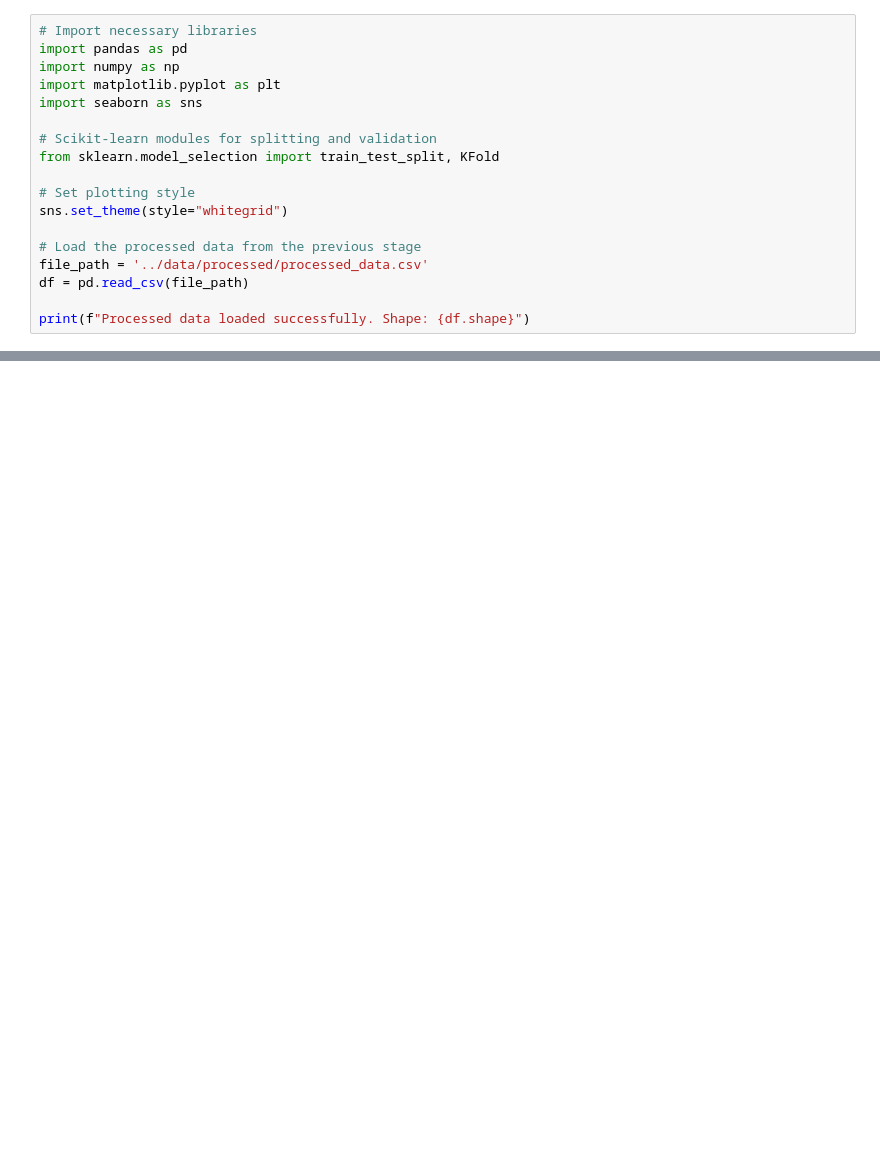
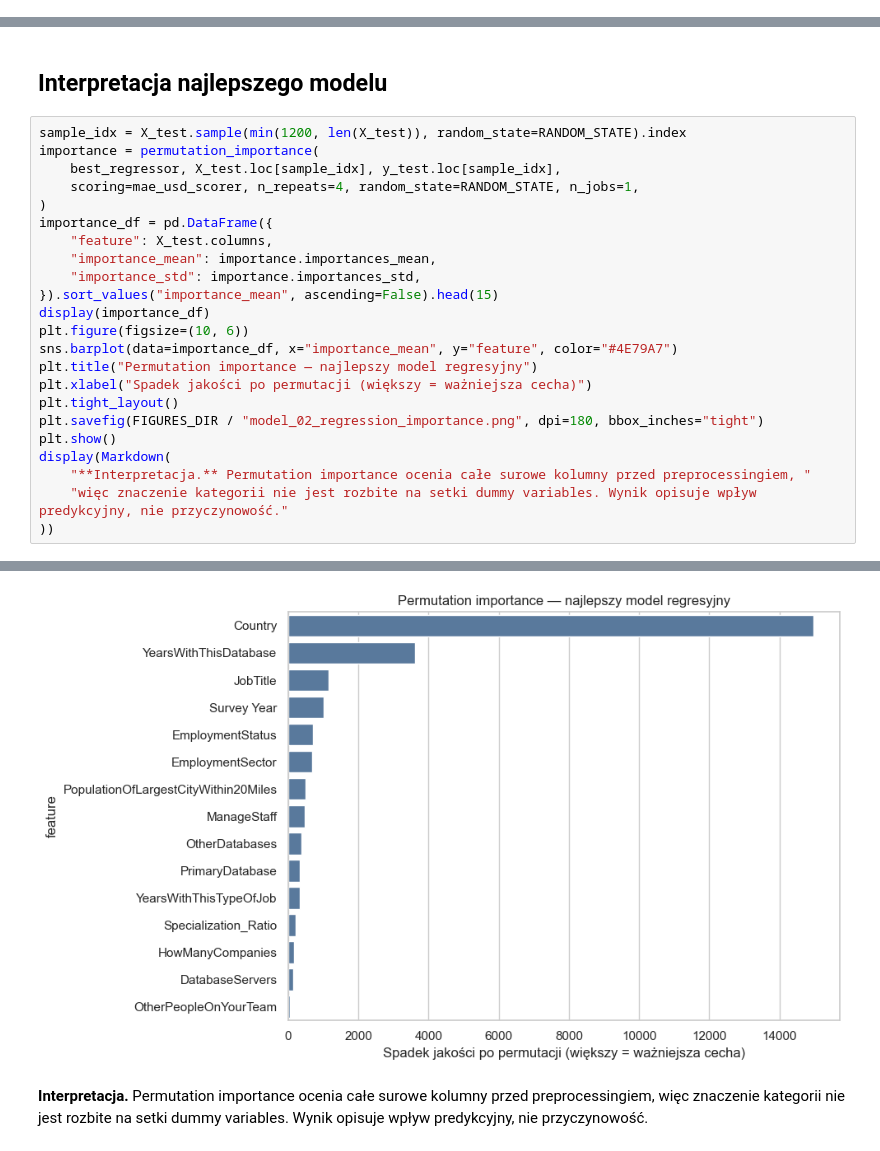
Before and after one commit to AntonyWhatsup/Application-of-machine-learning-methods, a Jupyter notebook: notebooks/03_modeling_regression.ipynb, the cells around one changed output, grey strips where cells are left out. Saved outputs shown, nothing was run; the diff lists cells and outputs as text; blank space fills up the shorter version.

```diff
--- a/notebooks/03_modeling_regression.ipynb
+++ b/notebooks/03_modeling_regression.ipynb
@@ -4,18 +0,0 @@ W tym notatniku przeprowadzimy podział danych, zdefiniujemy strategię walidacj
-# %%
-# Import necessary libraries
-import pandas as pd
-import numpy as np
-import matplotlib.pyplot as plt
-import seaborn as sns
-
-# Scikit-learn modules for splitting and validation
-from sklearn.model_selection import train_test_split, KFold
-
-# Set plotting style
-sns.set_theme(style="whitegrid")
-
-# Load the processed data from the previous stage
-file_path = '../data/processed/processed_data.csv'
-df = pd.read_csv(file_path)
-
-print(f"Processed data loaded successfully. Shape: {df.shape}")
@@ -270,0 +180,26 @@ Generowanie Krzywej Uczenia (Learning Curve) dla XGBoost...
+# %% [markdown]
+## Interpretacja najlepszego modelu
+# %%
+sample_idx = X_test.sample(min(1200, len(X_test)), random_state=RANDOM_STATE).index
+importance = permutation_importance(
+    best_regressor, X_test.loc[sample_idx], y_test.loc[sample_idx],
+    scoring=mae_usd_scorer, n_repeats=4, random_state=RANDOM_STATE, n_jobs=1,
+)
+importance_df = pd.DataFrame({
+    "feature": X_test.columns,
+    "importance_mean": importance.importances_mean,
+    "importance_std": importance.importances_std,
+}).sort_values("importance_mean", ascending=False).head(15)
+display(importance_df)
+plt.figure(figsize=(10, 6))
+sns.barplot(data=importance_df, x="importance_mean", y="feature", color="#4E79A7")
+plt.title("Permutation importance — najlepszy model regresyjny")
+plt.xlabel("Spadek jakości po permutacji (większy = ważniejsza cecha)")
+plt.tight_layout()
+plt.savefig(FIGURES_DIR / "model_02_regression_importance.png", dpi=180, bbox_inches="tight")
+plt.show()
+display(Markdown(
+    "**Interpretacja.** Permutation importance ocenia całe surowe kolumny przed preprocessingiem, "
+    "więc znaczenie kategorii nie jest rozbite na setki dummy variables. Wynik opisuje wpływ predykcyjny, nie przyczynowość."
+))
+# %% [output]
@@ -270,0 +222,2 @@ Generowanie Krzywej Uczenia (Learning Curve) dla XGBoost...
+[figure, added]
+**Interpretacja.** Permutation importance ocenia całe surowe kolumny przed preprocessingiem, więc znaczenie kategorii nie jest rozbite na setki dummy variables. Wynik opisuje wpływ predykcyjny, nie przyczynowość.
```
Also changed, not shown: parts of 23 cells of this notebook, 47 other files.
